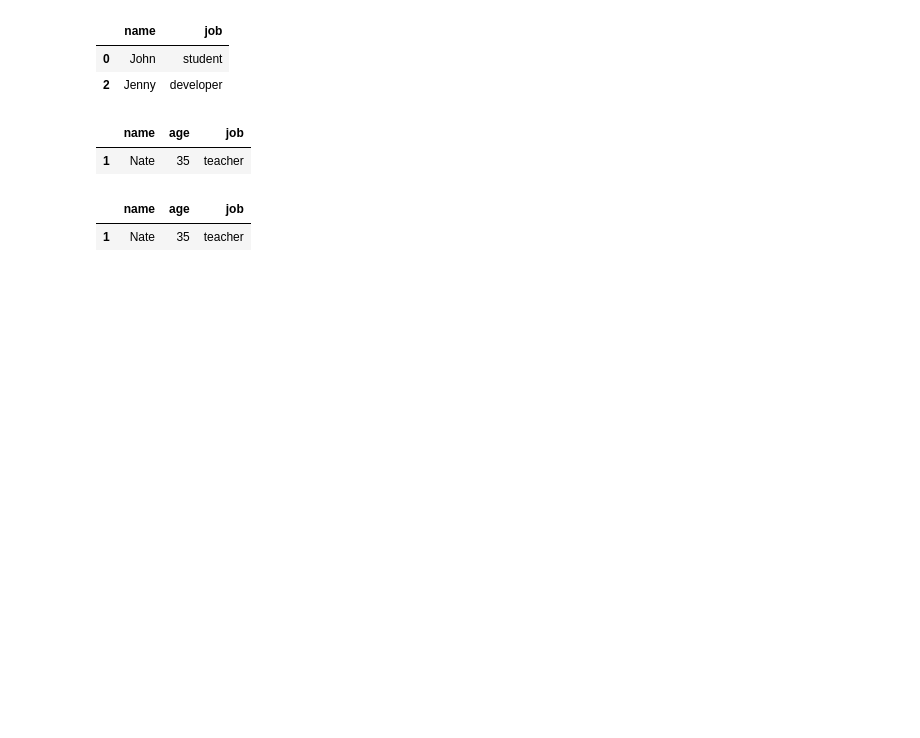
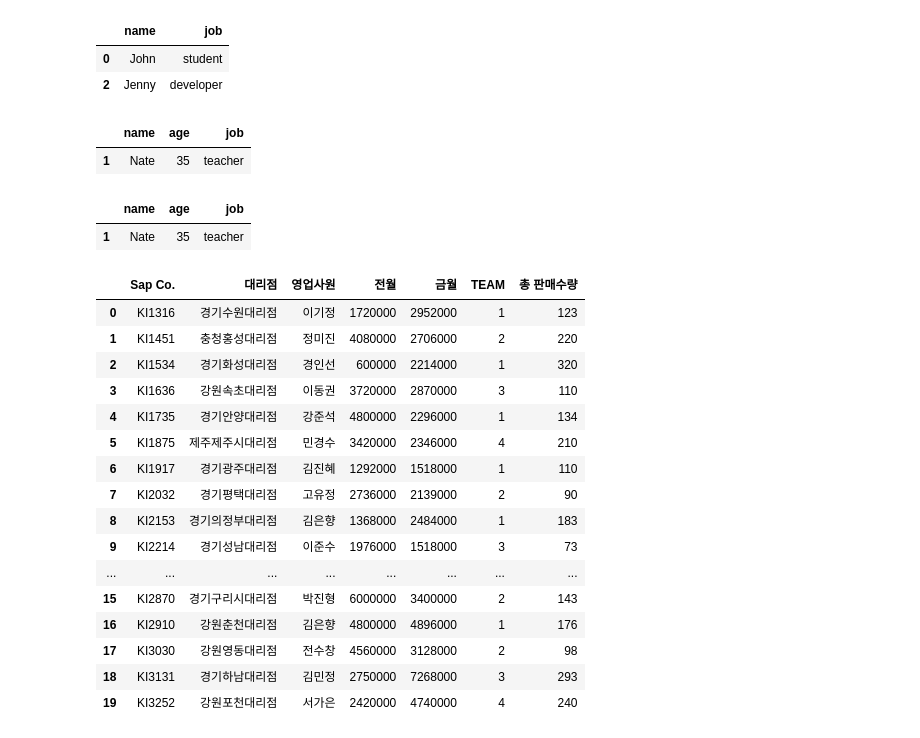
Before and after one commit to cauda25/pandassource, a Jupyter notebook: subset.ipynb, the cells around one changed output. Drawn from its saved outputs; the diff is of its cells as text; code cells hidden in the pictures; blank space fills up the shorter version.

```diff
--- a/subset.ipynb
+++ b/subset.ipynb
@@ -242,3 +242,25 @@ friend_df.query("age>25" and "name=='Nate'")
 # %% [output]
 |  | name | age | job |
 | 1 | Nate | 35 | teacher |
+# %%
+# sample.xlsx 파일 읽기
+df = pd.read_excel("./resources/sample.xlsx")
+df
+# %% [output]
+|  | Sap Co. | 대리점 | 영업사원 | 전월 | 금월 | TEAM | 총 판매수량 |
+| 0 | KI1316 | 경기수원대리점 | 이기정 | 1720000 | 2952000 | 1 | 123 |
+| 1 | KI1451 | 충청홍성대리점 | 정미진 | 4080000 | 2706000 | 2 | 220 |
+| 2 | KI1534 | 경기화성대리점 | 경인선 | 600000 | 2214000 | 1 | 320 |
+| 3 | KI1636 | 강원속초대리점 | 이동권 | 3720000 | 2870000 | 3 | 110 |
+| 4 | KI1735 | 경기안양대리점 | 강준석 | 4800000 | 2296000 | 1 | 134 |
+| 5 | KI1875 | 제주제주시대리점 | 민경수 | 3420000 | 2346000 | 4 | 210 |
+| 6 | KI1917 | 경기광주대리점 | 김진혜 | 1292000 | 1518000 | 1 | 110 |
+| 7 | KI2032 | 경기평택대리점 | 고유정 | 2736000 | 2139000 | 2 | 90 |
+| 8 | KI2153 | 경기의정부대리점 | 김은향 | 1368000 | 2484000 | 1 | 183 |
+| 9 | KI2214 | 경기성남대리점 | 이준수 | 1976000 | 1518000 | 3 | 73 |
+| ... | ... | ... | ... | ... | ... | ... | ... |
+| 15 | KI2870 | 경기구리시대리점 | 박진형 | 6000000 | 3400000 | 2 | 143 |
+| 16 | KI2910 | 강원춘천대리점 | 김은향 | 4800000 | 4896000 | 1 | 176 |
+| 17 | KI3030 | 강원영동대리점 | 전수창 | 4560000 | 3128000 | 2 | 98 |
+| 18 | KI3131 | 경기하남대리점 | 김민정 | 2750000 | 7268000 | 3 | 293 |
+| 19 | KI3252 | 강원포천대리점 | 서가은 | 2420000 | 4740000 | 4 | 240 |
```
Also changed, not shown: parts of 15 cells of this notebook, 1 other file.
